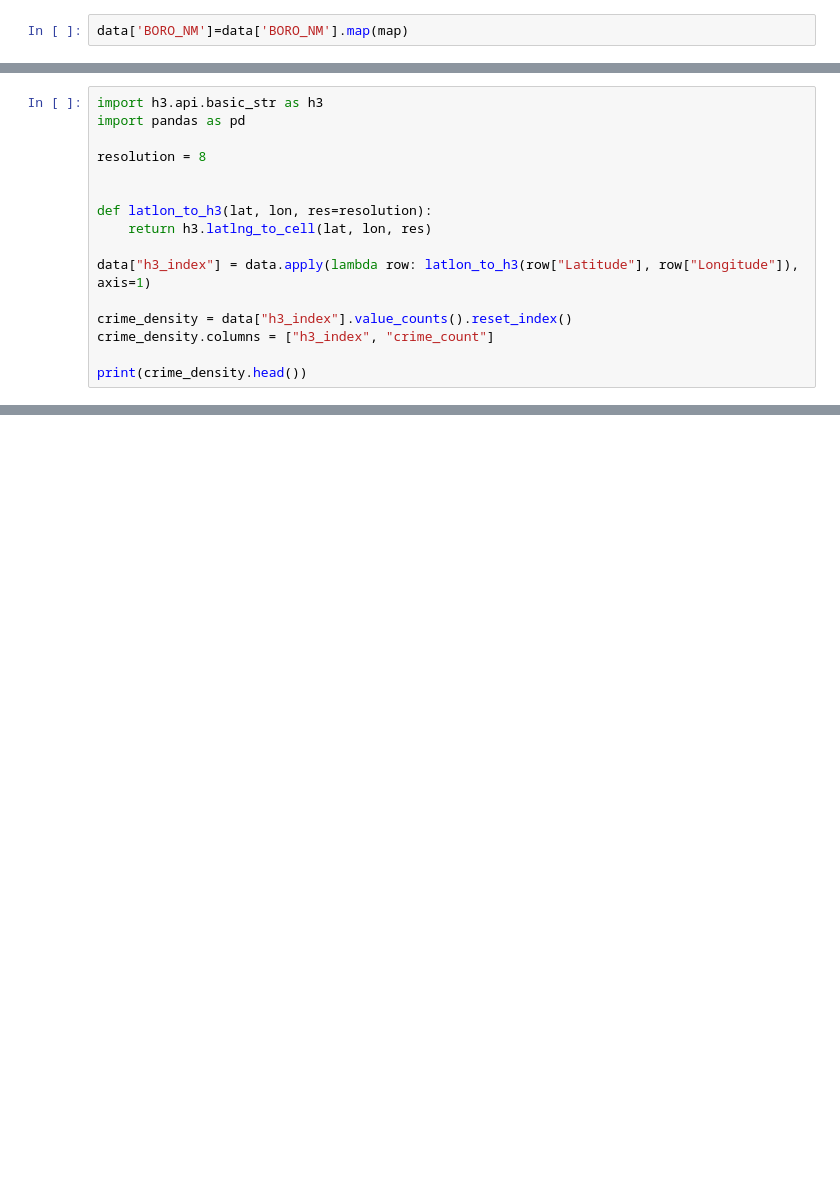
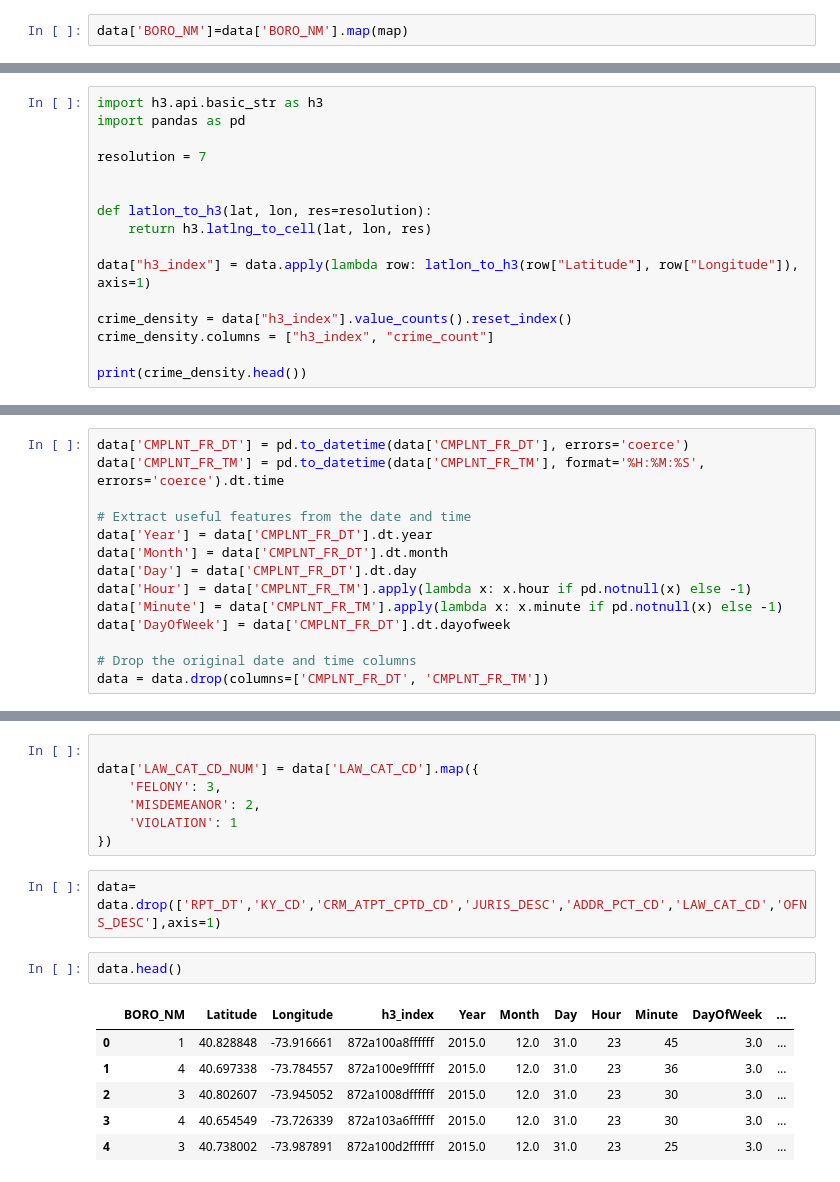
Before and after one commit to Sharad117/SpatioTemporal-crime-detection, a Jupyter notebook: preprocess.ipynb, the cells around one changed output, grey strips where cells are left out. Saved outputs shown, nothing was run; the diff lists cells and outputs as text; blank space fills up the shorter version.

```diff
--- a/preprocess.ipynb
+++ b/preprocess.ipynb
@@ -209,7 +210,7 @@ data.head()
 import h3.api.basic_str as h3
 import pandas as pd
 
-resolution = 8
+resolution = 7
 
 
 def latlon_to_h3(lat, lon, res=resolution):
@@ -264,0 +275,14 @@ m
+# %%
+data['CMPLNT_FR_DT'] = pd.to_datetime(data['CMPLNT_FR_DT'], errors='coerce')
+data['CMPLNT_FR_TM'] = pd.to_datetime(data['CMPLNT_FR_TM'], format='%H:%M:%S', errors='coerce').dt.time
+
+# Extract useful features from the date and time
+data['Year'] = data['CMPLNT_FR_DT'].dt.year
+data['Month'] = data['CMPLNT_FR_DT'].dt.month
+data['Day'] = data['CMPLNT_FR_DT'].dt.day
+data['Hour'] = data['CMPLNT_FR_TM'].apply(lambda x: x.hour if pd.notnull(x) else -1)
+data['Minute'] = data['CMPLNT_FR_TM'].apply(lambda x: x.minute if pd.notnull(x) else -1)
+data['DayOfWeek'] = data['CMPLNT_FR_DT'].dt.dayofweek
+
+# Drop the original date and time columns
+data = data.drop(columns=['CMPLNT_FR_DT', 'CMPLNT_FR_TM'])
@@ -264,0 +298,18 @@ m
+# %%
+
+data['LAW_CAT_CD_NUM'] = data['LAW_CAT_CD'].map({
+    'FELONY': 3,
+    'MISDEMEANOR': 2,
+    'VIOLATION': 1
+})
+# %%
+data= data.drop(['RPT_DT','KY_CD','CRM_ATPT_CPTD_CD','JURIS_DESC','ADDR_PCT_CD','LAW_CAT_CD','OFNS_DESC'],axis=1)
+# %%
+data.head()
+# %% [output]
+|  | BORO_NM | Latitude | Longitude | h3_index | Year | Month | Day | Hour | Minute | DayOfWeek | ... |
+| 0 | 1 | 40.828848 | -73.916661 | 872a100a8ffffff | 2015.0 | 12.0 | 31.0 | 23 | 45 | 3.0 | ... |
+| 1 | 4 | 40.697338 | -73.784557 | 872a100e9ffffff | 2015.0 | 12.0 | 31.0 | 23 | 36 | 3.0 | ... |
+| 2 | 3 | 40.802607 | -73.945052 | 872a1008dffffff | 2015.0 | 12.0 | 31.0 | 23 | 30 | 3.0 | ... |
+| 3 | 4 | 40.654549 | -73.726339 | 872a103a6ffffff | 2015.0 | 12.0 | 31.0 | 23 | 30 | 3.0 | ... |
+| 4 | 3 | 40.738002 | -73.987891 | 872a100d2ffffff | 2015.0 | 12.0 | 31.0 | 23 | 25 | 3.0 | ... |
```
Also changed, not shown: parts of 13 cells of this notebook.
